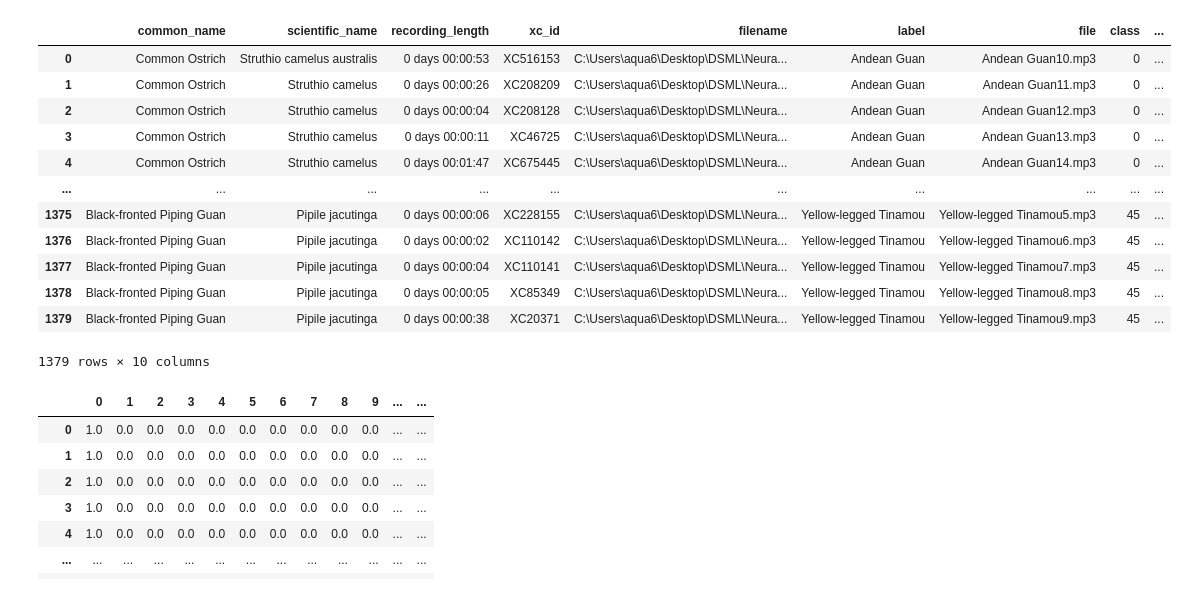
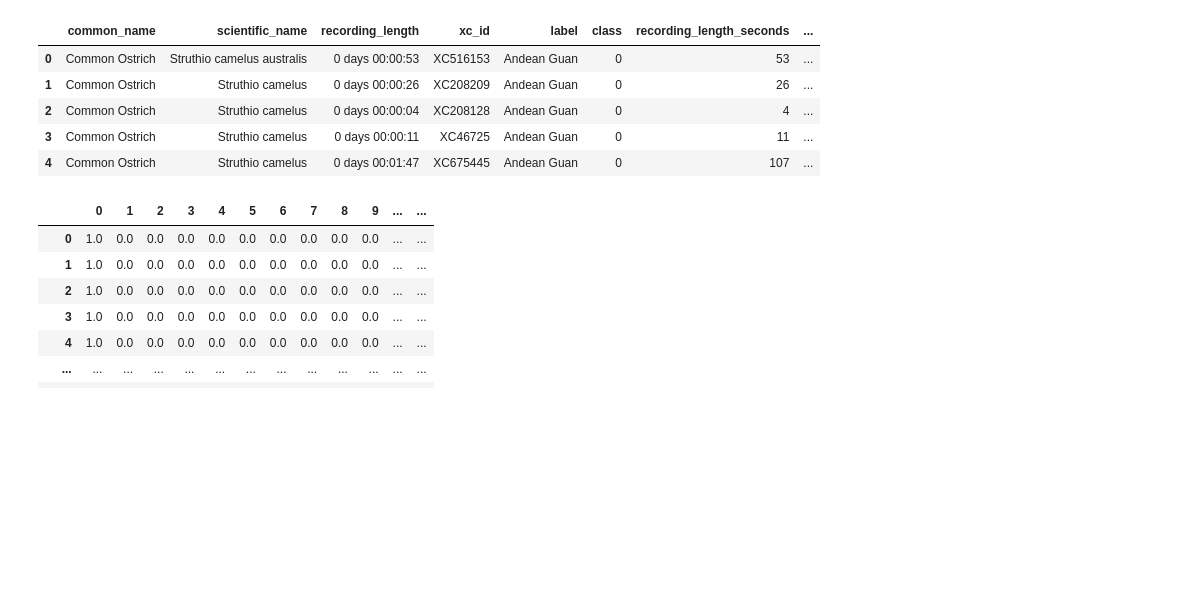
Before and after one commit to Zeng-GL/Bird-species-classification-by-voice, a Jupyter notebook: base_model_4.ipynb, the cells around one changed output. Cells and saved outputs as stored; diff of their text form; code cells hidden in the pictures; blank space fills up the shorter version.

```diff
--- a/base_model_4.ipynb
+++ b/base_model_4.ipynb
@@ -20,20 +32,13 @@ from tensorflow.keras import layers
 # %%
 b_df = pd.read_pickle("./bird_voice.pkl")
-b_df
+b_df.head()
 # %% [output]
-|  | common_name | scientific_name | recording_length | xc_id | filename | label | file | class | ... |
-| 0 | Common Ostrich | Struthio camelus australis | 0 days 00:00:53 | XC516153 | C:\Users\aqua6\Desktop\DSML\Neura... | Andean Guan | Andean Guan10.mp3 | 0 | ... |
-| 1 | Common Ostrich | Struthio camelus | 0 days 00:00:26 | XC208209 | C:\Users\aqua6\Desktop\DSML\Neura... | Andean Guan | Andean Guan11.mp3 | 0 | ... |
-| 2 | Common Ostrich | Struthio camelus | 0 days 00:00:04 | XC208128 | C:\Users\aqua6\Desktop\DSML\Neura... | Andean Guan | Andean Guan12.mp3 | 0 | ... |
-| 3 | Common Ostrich | Struthio camelus | 0 days 00:00:11 | XC46725 | C:\Users\aqua6\Desktop\DSML\Neura... | Andean Guan | Andean Guan13.mp3 | 0 | ... |
-| 4 | Common Ostrich | Struthio camelus | 0 days 00:01:47 | XC675445 | C:\Users\aqua6\Desktop\DSML\Neura... | Andean Guan | Andean Guan14.mp3 | 0 | ... |
-| ... | ... | ... | ... | ... | ... | ... | ... | ... | ... |
-| 1375 | Black-fronted Piping Guan | Pipile jacutinga | 0 days 00:00:06 | XC228155 | C:\Users\aqua6\Desktop\DSML\Neura... | Yellow-legged Tinamou | Yellow-legged Tinamou5.mp3 | 45 | ... |
-| 1376 | Black-fronted Piping Guan | Pipile jacutinga | 0 days 00:00:02 | XC110142 | C:\Users\aqua6\Desktop\DSML\Neura... | Yellow-legged Tinamou | Yellow-legged Tinamou6.mp3 | 45 | ... |
-| 1377 | Black-fronted Piping Guan | Pipile jacutinga | 0 days 00:00:04 | XC110141 | C:\Users\aqua6\Desktop\DSML\Neura... | Yellow-legged Tinamou | Yellow-legged Tinamou7.mp3 | 45 | ... |
-| 1378 | Black-fronted Piping Guan | Pipile jacutinga | 0 days 00:00:05 | XC85349 | C:\Users\aqua6\Desktop\DSML\Neura... | Yellow-legged Tinamou | Yellow-legged Tinamou8.mp3 | 45 | ... |
-| 1379 | Black-fronted Piping Guan | Pipile jacutinga | 0 days 00:00:38 | XC20371 | C:\Users\aqua6\Desktop\DSML\Neura... | Yellow-legged Tinamou | Yellow-legged Tinamou9.mp3 | 45 | ... |
+|  | common_name | scientific_name | recording_length | xc_id | label | class | recording_length_seconds | ... |
+| 0 | Common Ostrich | Struthio camelus australis | 0 days 00:00:53 | XC516153 | Andean Guan | 0 | 53 | ... |
+| 1 | Common Ostrich | Struthio camelus | 0 days 00:00:26 | XC208209 | Andean Guan | 0 | 26 | ... |
+| 2 | Common Ostrich | Struthio camelus | 0 days 00:00:04 | XC208128 | Andean Guan | 0 | 4 | ... |
+| 3 | Common Ostrich | Struthio camelus | 0 days 00:00:11 | XC46725 | Andean Guan | 0 | 11 | ... |
+| 4 | Common Ostrich | Struthio camelus | 0 days 00:01:47 | XC675445 | Andean Guan | 0 | 107 | ... |
-1379 rows × 10 columns
 # %%
 # Function to preprocess the spectrograms
 def preprocess_audio(audio, sr, target_shape=(128, 128)):
```
Also changed, not shown: parts of 15 cells of this notebook, 1 other file.
